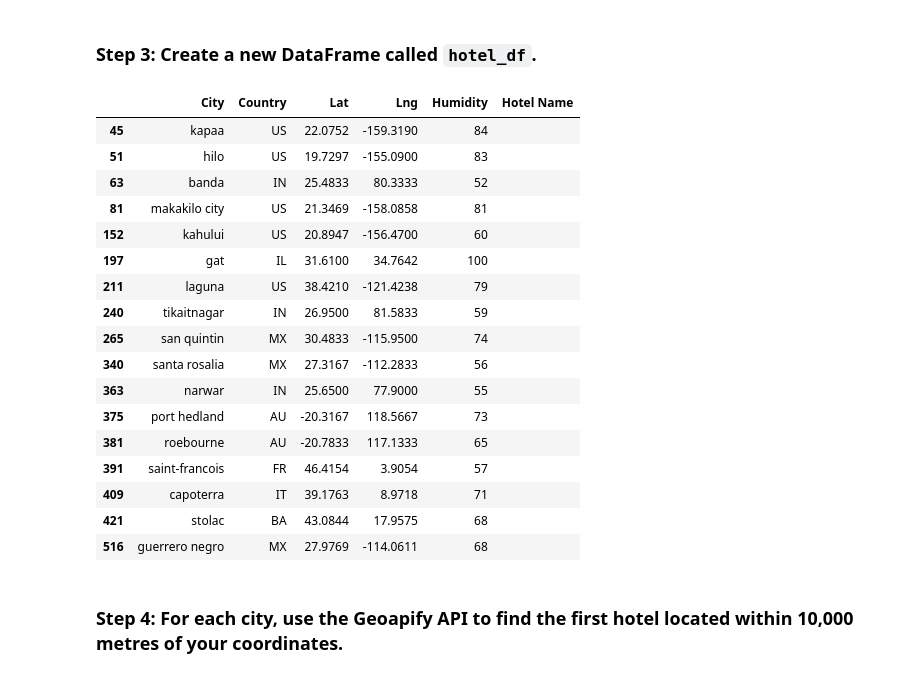
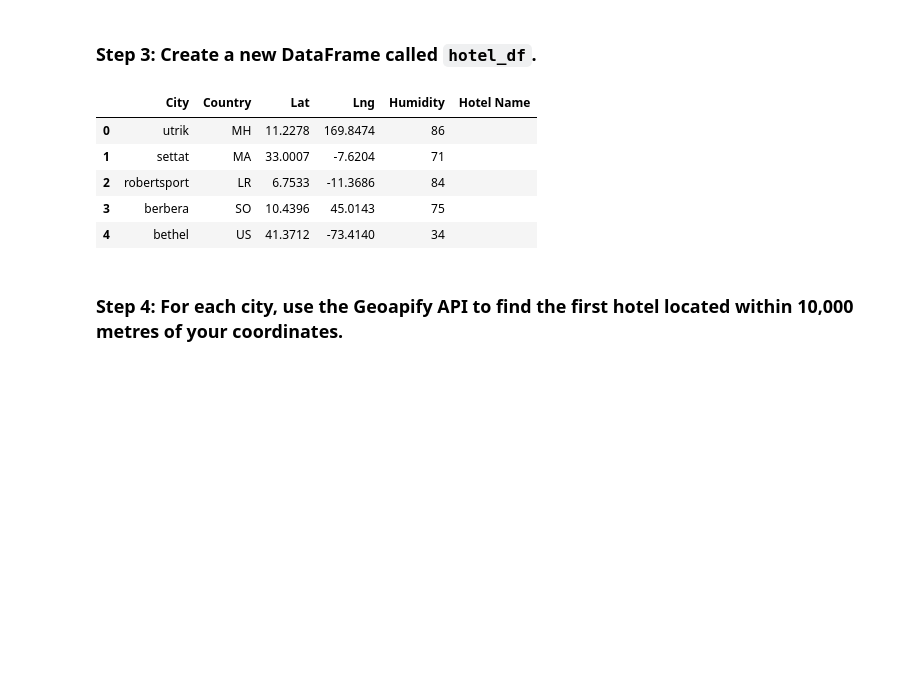
Before and after one commit to kneal23/python-api-challenge, a Jupyter notebook: VacationPy.ipynb, the cells around one changed output. Drawn from its saved outputs; the diff is of its cells as text; code cells hidden in the pictures; blank space fills up the shorter version.

```diff
--- a/VacationPy.ipynb
+++ b/VacationPy.ipynb
@@ -17,8 +17,8 @@ from api_keys import geoapify_key
 [interactive output not drawn]
 # %%
 # Load the CSV file created in Part 1 into a Pandas DataFrame
-city_data_df = pd.read_csv("output_data/cities.csv")
+city_data_df = pd.read_csv("../WeatherPy/cities.csv")
 
 # Display sample data
-city_data_df.head()
+city_data_df.head(50)
 # %% [output]
@@ -71,32 +89,20 @@ FileNotFoundError: [Errno 2] No such file or directory: 'output_data/cities.csv'
 ### Step 3: Create a new DataFrame called `hotel_df`.
 # %%
 # Use the Pandas copy function to create DataFrame called hotel_df to store the city, country, coordinates, and humidity
-# YOUR CODE HERE
+hotel_df = city_data_df[['City', 'Country', 'Lat', 'Lng', 'Humidity']].copy()
 
 # Add an empty column, "Hotel Name," to the DataFrame so you can store the hotel found using the Geoapify API
-# YOUR CODE HERE
+hotel_df['Hotel Name'] = ''
 
 # Display sample data
-# YOUR CODE HERE
+hotel_df.head()
 # %% [output]
 |  | City | Country | Lat | Lng | Humidity | Hotel Name |
-| 45 | kapaa | US | 22.0752 | -159.3190 | 84 |  |
-| 51 | hilo | US | 19.7297 | -155.0900 | 83 |  |
-| 63 | banda | IN | 25.4833 | 80.3333 | 52 |  |
-| 81 | makakilo city | US | 21.3469 | -158.0858 | 81 |  |
-| 152 | kahului | US | 20.8947 | -156.4700 | 60 |  |
-| 197 | gat | IL | 31.6100 | 34.7642 | 100 |  |
-| 211 | laguna | US | 38.4210 | -121.4238 | 79 |  |
-| 240 | tikaitnagar | IN | 26.9500 | 81.5833 | 59 |  |
-| 265 | san quintin | MX | 30.4833 | -115.9500 | 74 |  |
-| 340 | santa rosalia | MX | 27.3167 | -112.2833 | 56 |  |
-| 363 | narwar | IN | 25.6500 | 77.9000 | 55 |  |
-| 375 | port hedland | AU | -20.3167 | 118.5667 | 73 |  |
-| 381 | roebourne | AU | -20.7833 | 117.1333 | 65 |  |
-| 391 | saint-francois | FR | 46.4154 | 3.9054 | 57 |  |
-| 409 | capoterra | IT | 39.1763 | 8.9718 | 71 |  |
-| 421 | stolac | BA | 43.0844 | 17.9575 | 68 |  |
-| 516 | guerrero negro | MX | 27.9769 | -114.0611 | 68 |  |
+| 0 | utrik | MH | 11.2278 | 169.8474 | 86 |  |
+| 1 | settat | MA | 33.0007 | -7.6204 | 71 |  |
+| 2 | robertsport | LR | 6.7533 | -11.3686 | 84 |  |
+| 3 | berbera | SO | 10.4396 | 45.0143 | 75 |  |
+| 4 | bethel | US | 41.3712 | -73.4140 | 34 |  |
 # %% [markdown]
 ### Step 4: For each city, use the Geoapify API to find the first hotel located within 10,000 metres of your coordinates.
 # %%
```
Also changed, not shown: parts of 7 cells of this notebook.
